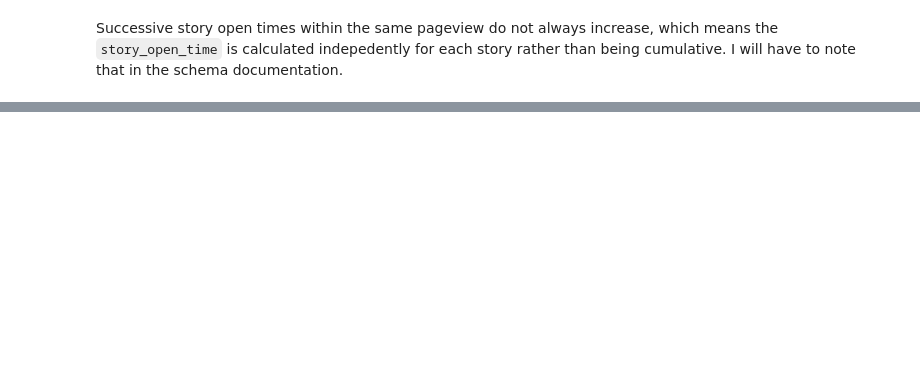
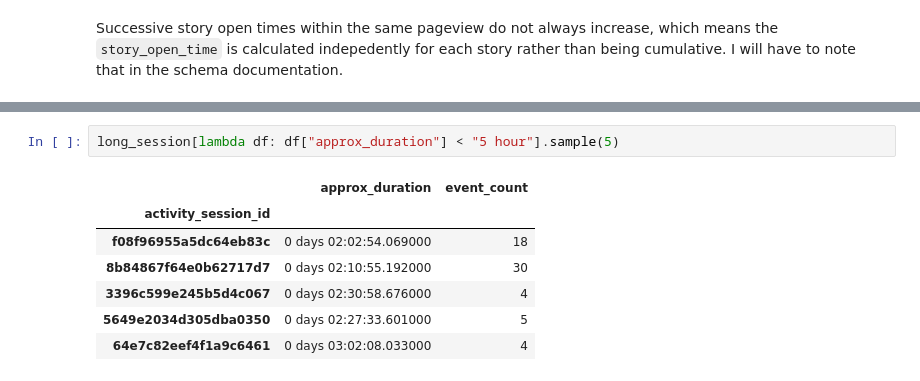
Before and after one commit to wikimedia-research/2022-Wikistories, a Jupyter notebook: work_logs/2022-10_data_check.ipynb, the cells around one changed output, grey strips where cells are left out. Drawn from its saved outputs; the diff is of its cells as text; blank space fills up the shorter version.

```diff
--- a/work_logs/2022-10_data_check.ipynb
+++ b/work_logs/2022-10_data_check.ipynb
@@ -254,0 +349,10 @@ Name: story_open_time, dtype: object
+# %%
+long_session[lambda df: df["approx_duration"] < "5 hour"].sample(5)
+# %% [output]
+|  | approx_duration | event_count |
+| activity_session_id |  |  |
+| f08f96955a5dc64eb83c | 0 days 02:02:54.069000 | 18 |
+| 8b84867f64e0b62717d7 | 0 days 02:10:55.192000 | 30 |
+| 3396c599e245b5d4c067 | 0 days 02:30:58.676000 | 4 |
+| 5649e2034d305dba0350 | 0 days 02:27:33.601000 | 5 |
+| 64e7c82eef4f1a9c6461 | 0 days 03:02:08.033000 | 4 |
```
Also changed, not shown: parts of 19 cells of this notebook.
